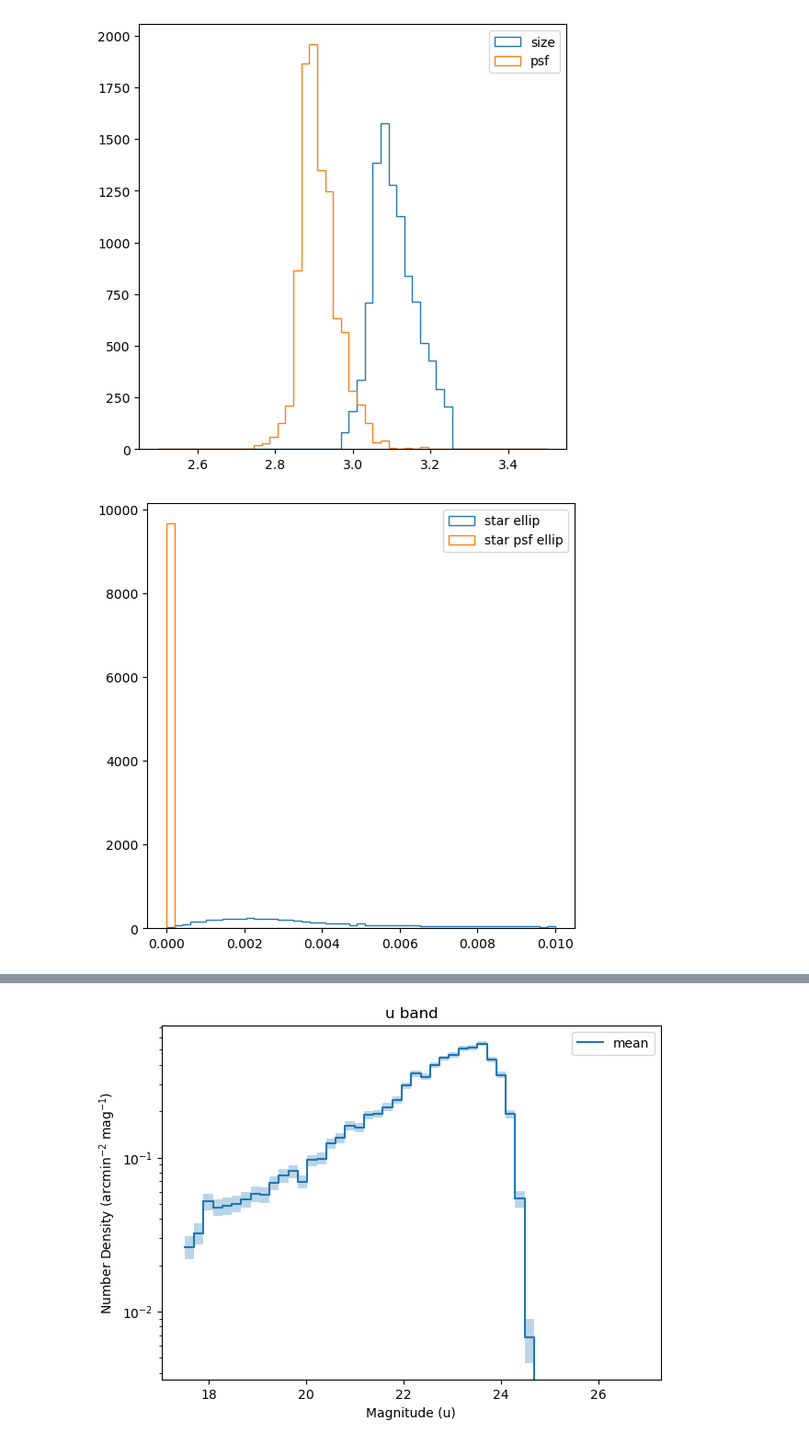
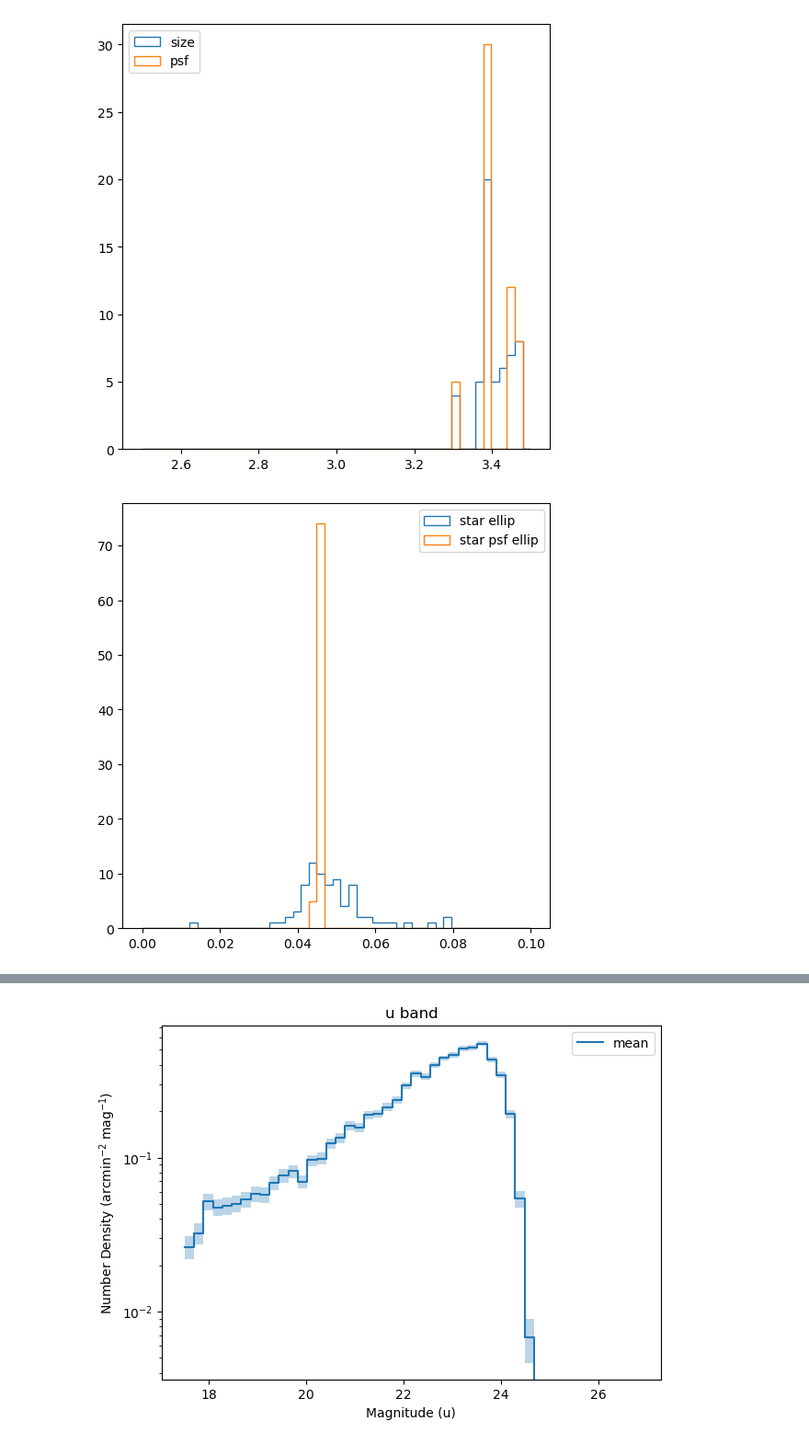
Before and after one commit to philipladuca24/LSST-SimCatVal, a Jupyter notebook: LSST-SimCatVal/full_run_plots.ipynb, the cells around one changed output, grey strips where cells are left out. Shown at 92% size. Saved outputs shown, nothing was run; the diff lists cells and outputs as text; code cells hidden in the pictures.

```diff
--- a/LSST-SimCatVal/full_run_plots.ipynb
+++ b/LSST-SimCatVal/full_run_plots.ipynb
@@ -66,7 +66,7 @@ COLUMNS = [
 
 
 bands = 'ugrizy'
-base = '/hildafs/home/pladuca/main/lsst-sim-package/LSST-SimCatVal/LSST-SimCatVal/outputs/'
+base = '/hildafs/home/pladuca/main/lsst-sim-package/LSST-SimCatVal/LSST-SimCatVal/outputs_v2/'
 cats_by_band = {b: [] for b in bands}
 i = 0
 for entry in os.scandir(base):
@@ -151,7 +148,7 @@ with open(f'/hildafs/home/pladuca/main/lsst-sim-package/LSST-SimCatVal/LSST-SimC
 # with open(f'/hildafs/home/pladuca/main/lsst-sim-package/LSST-SimCatVal/LSST-SimCatVal/full_cat.pkl', "rb") as f:
 #     full_cats = pickle.load(f)
 # %%
-b = 'i'
+b = 'g'
 temp = full_cats[b]
 temp = temp[(temp['deblend_nChild'] == 0) &
     (temp['base_SdssShape_flag'] == False) &
@@ -167,11 +164,16 @@ mag = -2.5 * np.log10(temp['modelfit_CModel_instFlux']) + 31.4
 size = np.sqrt(temp['base_SdssShape_xx'] + temp['base_SdssShape_yy'])
 # psf = np.sqrt(temp['base_SdssShape_psf_xx'] + temp['base_SdssShape_psf_yy'])
 
-plt.scatter(mag, size, s=0.3, alpha=0.3)
+plt.scatter(mag, size)
 # plt.scatter(mag, psf, s=0.3, alpha=0.3)
+# plt.axhline(3.35, c='r')
+# plt.axhline(2.8, c='r')
+# plt.axvline(22.5, c='r')
+# plt.ylim(2,5)
+# plt.xlim(13,28)
+plt.axhline(3.7, c='r')
 plt.axhline(3.25, c='r')
-plt.axhline(2.97, c='r')
-plt.axvline(23.75, c='r')
+plt.axvline(22.5, c='r')
 plt.ylim(2,5)
 plt.xlim(13,28)
 # %% [output]
@@ -180,5 +182,5 @@ plt.xlim(13,28)
 # %%
-stars = temp[(mag < 23.75) & (size < 3.25) & (size > 2.97)]
+stars = temp[(mag < 22.5) & (size < 3.7) & (size > 3.25)]
 
 size_bins = np.linspace(2.5,3.5,50)
 star_size = np.sqrt(stars['base_SdssShape_xx'] + stars['base_SdssShape_yy'])
@@ -189,24 +191,24 @@ plt.hist(star_psf, size_bins, histtype="step", label="psf")
 plt.legend()
 plt.show()
 # %% [output]
-[figure, old version]
+[figure, new version]
 # %%
 e1 = (stars['base_SdssShape_psf_xx'] - stars['base_SdssShape_psf_yy'])/(stars['base_SdssShape_psf_xx'] + stars['base_SdssShape_psf_yy'])
 e2 = 2*(stars['base_SdssShape_psf_xy'])/(stars['base_SdssShape_psf_xx'] + stars['base_SdssShape_psf_yy'])
 ellip = np.sqrt((e1)**2 + (e2)**2)
 
 se1 = (stars['base_SdssShape_xx'] - stars['base_SdssShape_yy'])/(stars['base_SdssShape_xx'] + stars['base_SdssShape_yy'])
 se2 = 2*(stars['base_SdssShape_xy'])/(stars['base_SdssShape_xx'] + stars['base_SdssShape_yy'])
 sellip = np.sqrt((se1)**2 + (se2)**2)
 
-ellip_bins = np.linspace(0,0.01,50)
+ellip_bins = np.linspace(0,0.1,50)
 fig, ax = plt.subplots(figsize=(6,6))
 plt.hist(sellip, ellip_bins, histtype="step", label="star ellip")
 plt.hist(ellip, ellip_bins, histtype="step", label="star psf ellip")
 plt.legend()
 plt.show()
 
 # approx zero, consistent with kolmogorov profile
 # %% [output]
-[figure, old version]
+[figure, new version]
 # %%
```
Also changed, not shown: parts of 10 cells of this notebook, 3 other files.
